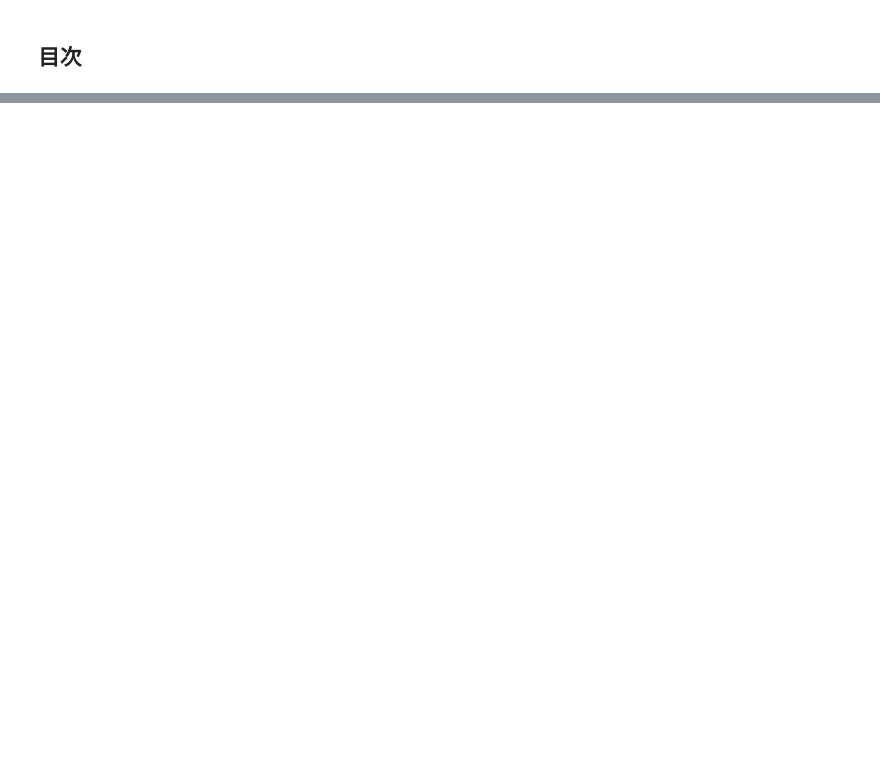
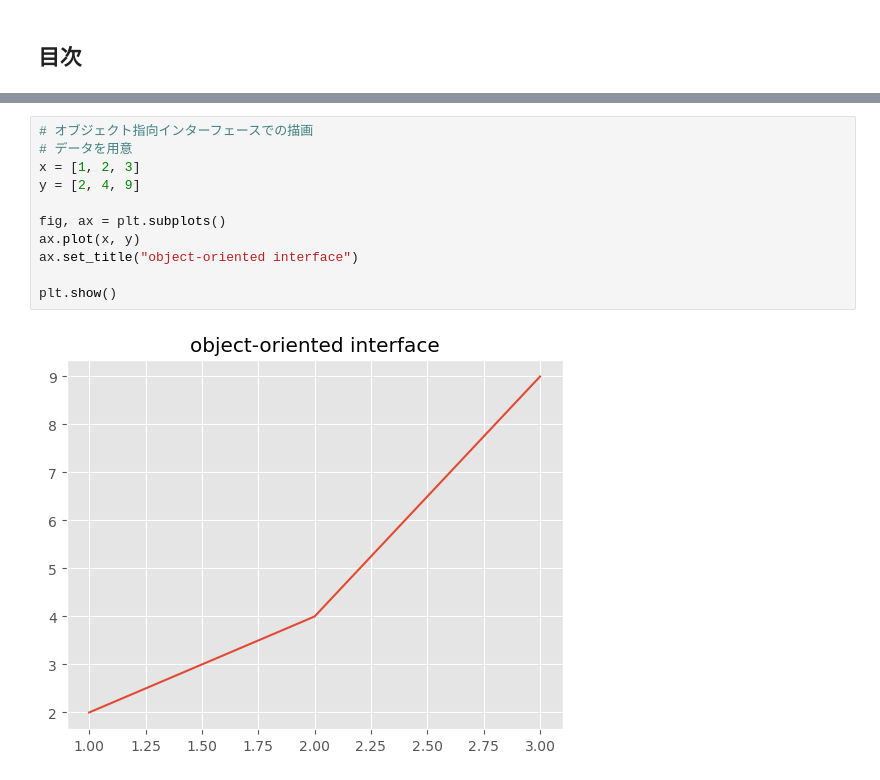
Before and after one commit to tech-of-blue/learning-repo, a Jupyter notebook: 01_Python/01-03_python-exam/Data_Analyst.ipynb, the cells around one changed output, grey strips where cells are left out. Saved outputs shown, nothing was run; the diff lists cells and outputs as text; blank space fills up the shorter version.

```diff
--- a/01_Python/01-03_python-exam/Data_Analyst.ipynb
+++ b/01_Python/01-03_python-exam/Data_Analyst.ipynb
@@ -57,0 +774,13 @@
+# %%
+# オブジェクト指向インターフェースでの描画
+# データを用意
+x = [1, 2, 3]
+y = [2, 4, 9]
+
+fig, ax = plt.subplots()
+ax.plot(x, y)
+ax.set_title("object-oriented interface")
+
+plt.show()
+# %% [output]
+[figure, added]
```
Also changed, not shown: parts of 32 cells of this notebook.
